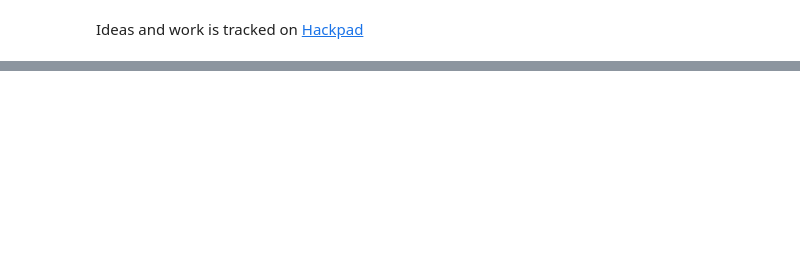
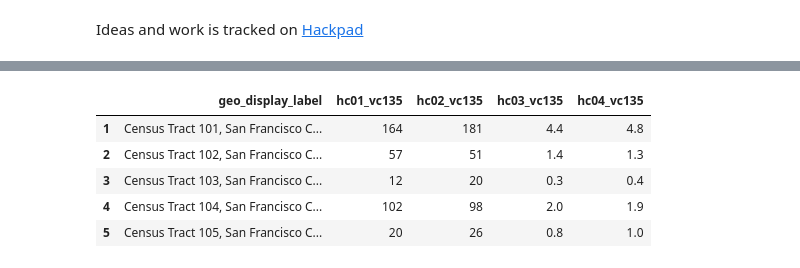
Before and after one commit to DataKind-SF/datadive_201503_sf-health-improvement-partnership, a Jupyter notebook: filter_census_tract_data.ipynb, the cells around one changed output, grey strips where cells are left out. Drawn from its saved outputs; the diff is of its cells as text; code cells hidden in the pictures; blank space fills up the shorter version.

Commit message:
Add filtering by column

```diff
--- a/filter_census_tract_data.ipynb
+++ b/filter_census_tract_data.ipynb
@@ -216,0 +163,7 @@ Name: description, dtype: object
+# %%
+# Find columns that have name
+# phrase = 'Percent Margin of Error; SEX AND AGE - Total population - Female'
+phrase = 'Born in Puerto Rico'
+
+df_selected = df_meta[df_meta.description.str.contains(phrase)]
+df_selected
@@ -216,0 +199,12 @@ Name: description, dtype: object
+# %%
+# Select columns
+selected_cols = df_meta[df_meta.description.str.contains(phrase)].data_column_name.values
+# Display data for those columns
+df_data[['geo_display_label']+selected_cols.tolist()].head(n=5)
+# %% [output]
+|  | geo_display_label | hc01_vc135 | hc02_vc135 | hc03_vc135 | hc04_vc135 |
+| 1 | Census Tract 101, San Francisco C... | 164 | 181 | 4.4 | 4.8 |
+| 2 | Census Tract 102, San Francisco C... | 57 | 51 | 1.4 | 1.3 |
+| 3 | Census Tract 103, San Francisco C... | 12 | 20 | 0.3 | 0.4 |
+| 4 | Census Tract 104, San Francisco C... | 102 | 98 | 2.0 | 1.9 |
+| 5 | Census Tract 105, San Francisco C... | 20 | 26 | 0.8 | 1.0 |
```
Also changed, not shown: parts of 12 cells of this notebook.
